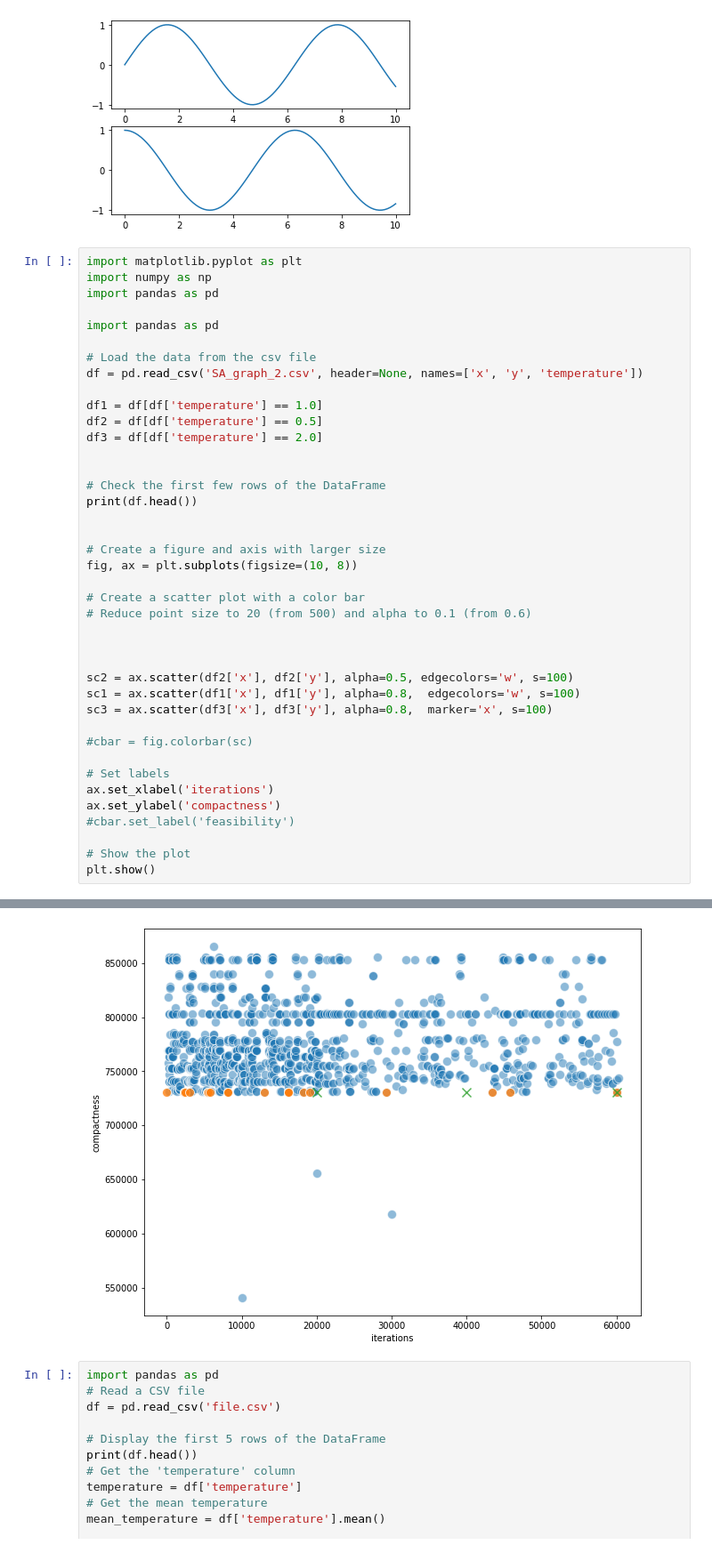
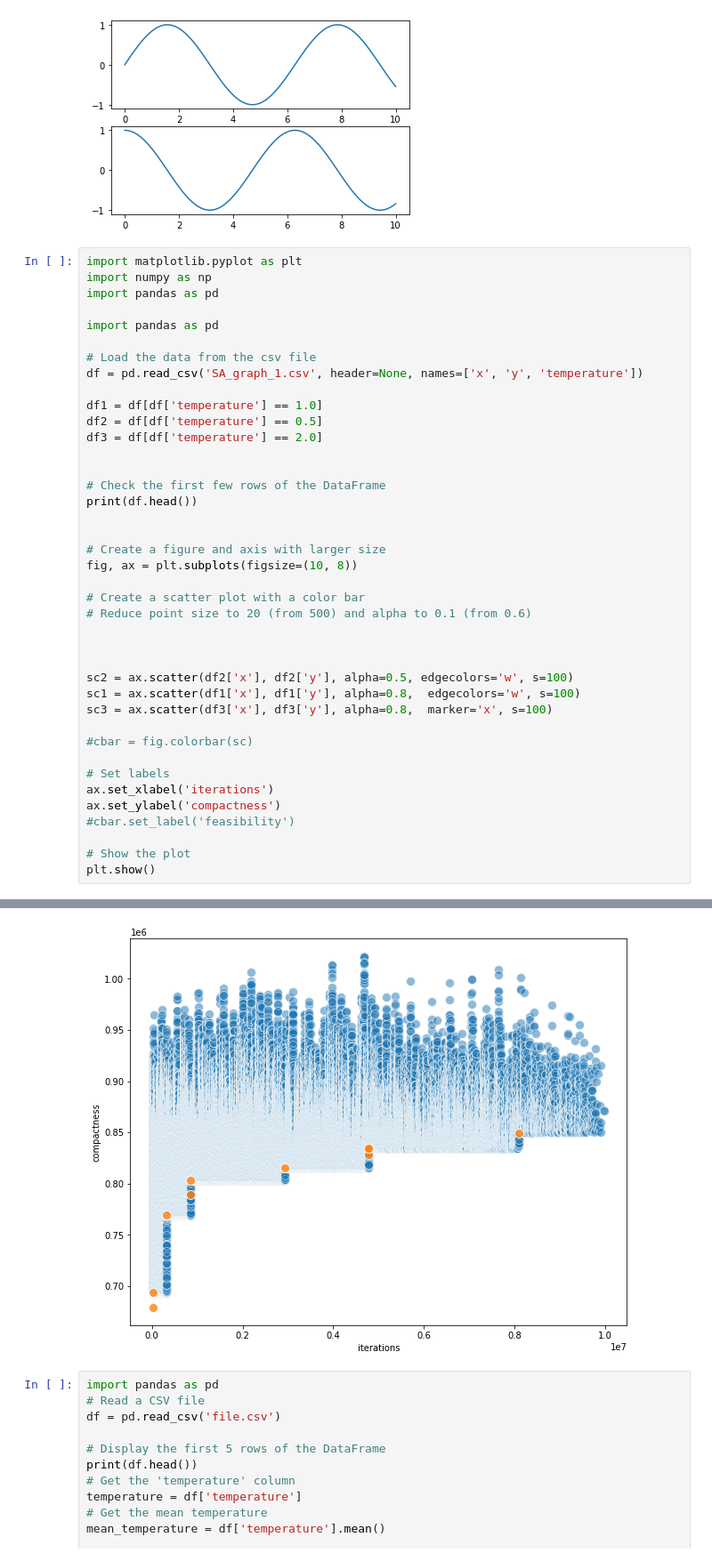
Before and after one commit to marwbrandao/SAIL, a Jupyter notebook: SA/test.ipynb, the cells around one changed output, grey strips where cells are left out. Shown: that part at 89% size. Cells and saved outputs as stored; diff of their text form.

```diff
--- a/SA/test.ipynb
+++ b/SA/test.ipynb
@@ -91,7 +91,7 @@ import pandas as pd
 import pandas as pd
 
 # Load the data from the csv file
-df = pd.read_csv('SA_graph_2.csv', header=None, names=['x', 'y', 'temperature'])
+df = pd.read_csv('SA_graph_1.csv', header=None, names=['x', 'y', 'temperature'])
 
 df1 = df[df['temperature'] == 1.0]
 df2 = df[df['temperature'] == 0.5]
@@ -133,4 +133,4 @@ plt.show()
-[figure, old version]
+[figure, new version]
 # %%
 import pandas as pd
 # Read a CSV file
```
Also changed, not shown: parts of 1 cell of this notebook, 11 other files.
